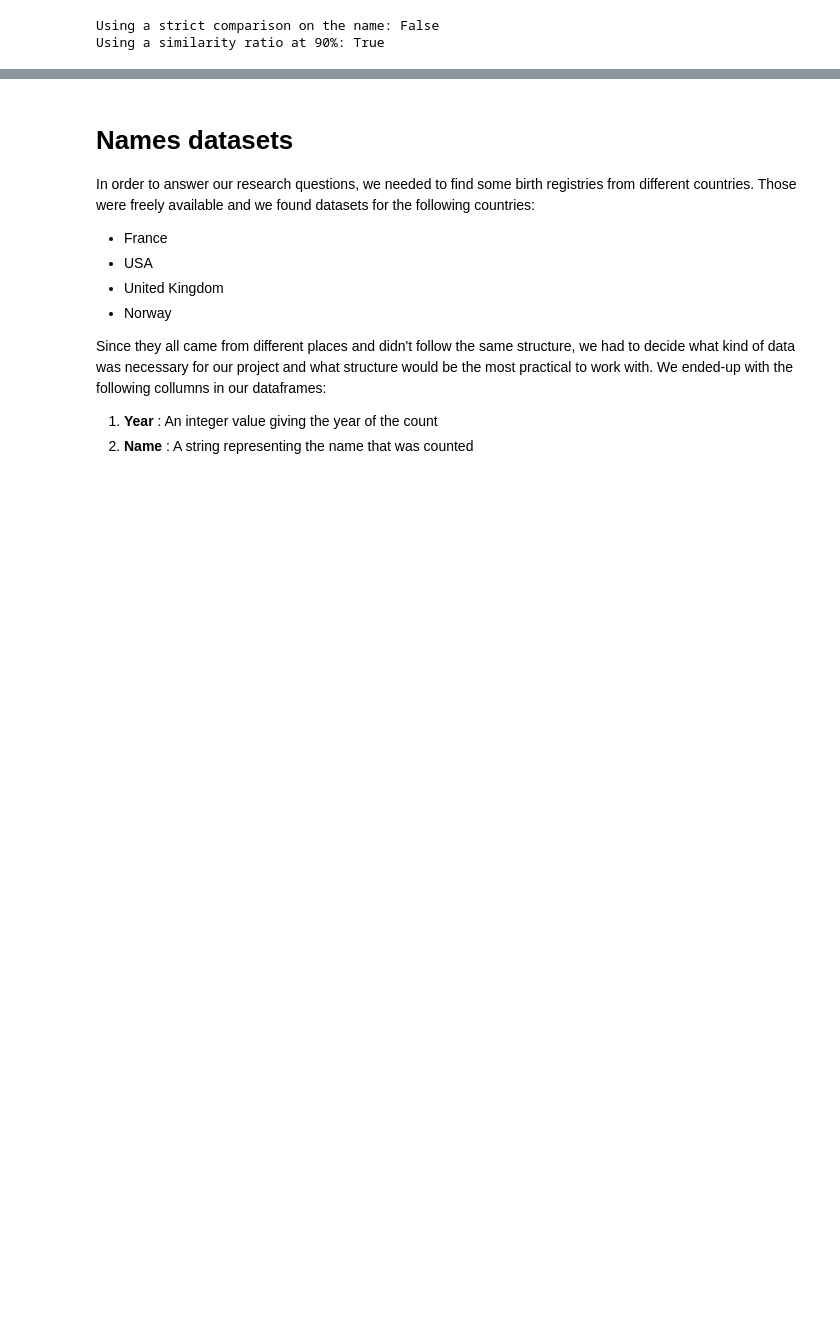
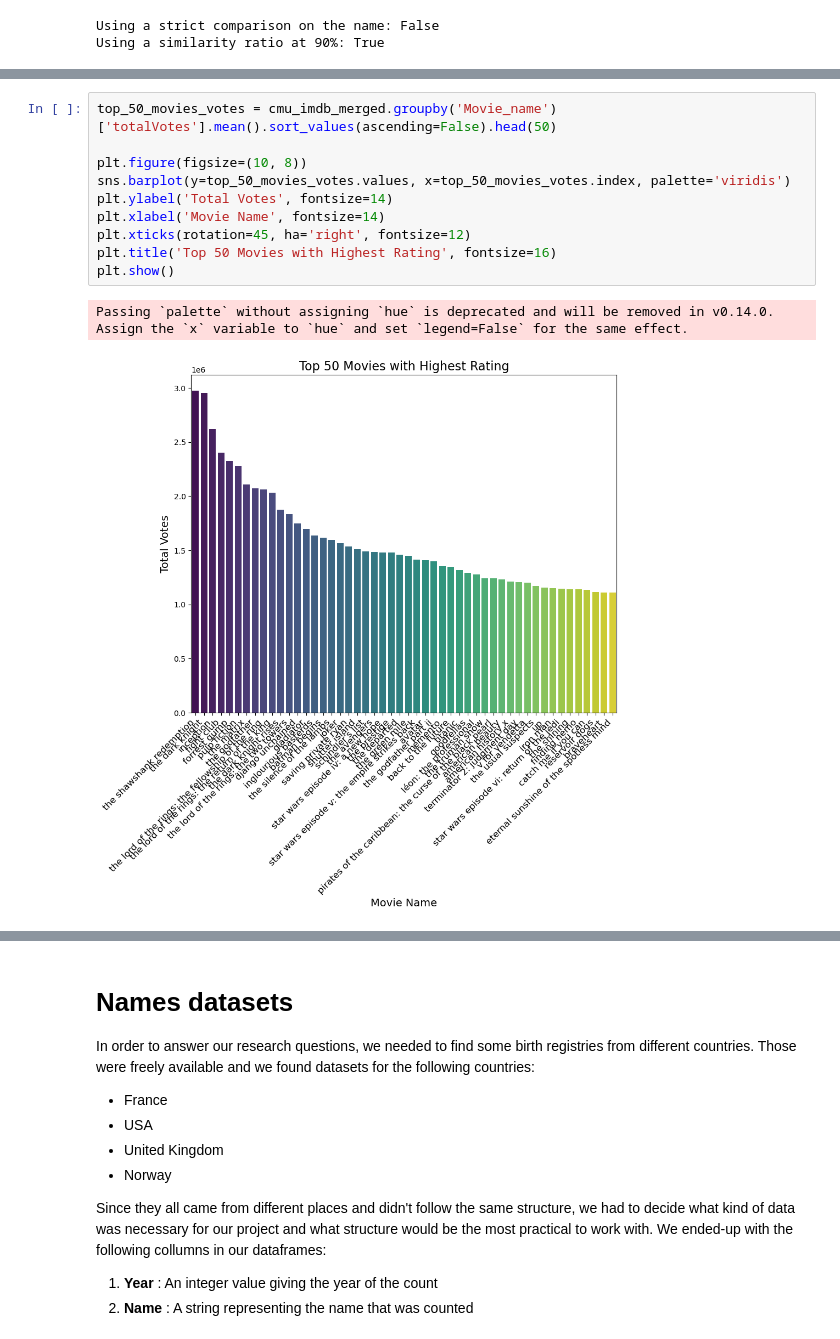
Before and after one commit to epfl-ada/ada-2024-project-dondata2025, a Jupyter notebook: results_MS3.ipynb, the cells around one changed output, grey strips where cells are left out. Cells and saved outputs as stored; diff of their text form; blank space fills up the shorter version.

```diff
--- a/results_MS3.ipynb
+++ b/results_MS3.ipynb
@@ -181,0 +236,13 @@ Importing plotly failed. Interactive plots will not work.
+# %%
+top_50_movies_votes = cmu_imdb_merged.groupby('Movie_name')['totalVotes'].mean().sort_values(ascending=False).head(50)
+
+plt.figure(figsize=(10, 8))
+sns.barplot(y=top_50_movies_votes.values, x=top_50_movies_votes.index, palette='viridis')
+plt.ylabel('Total Votes', fontsize=14)
+plt.xlabel('Movie Name', fontsize=14)
+plt.xticks(rotation=45, ha='right', fontsize=12)
+plt.title('Top 50 Movies with Highest Rating', fontsize=16)
+plt.show()
+# %% [output]
+Passing `palette` without assigning `hue` is deprecated and will be removed in v0.14.0. Assign the `x` variable to `hue` and set `legend=False` for the same effect.
+[figure, added]
```
Also changed, not shown: parts of 21 cells of this notebook.
